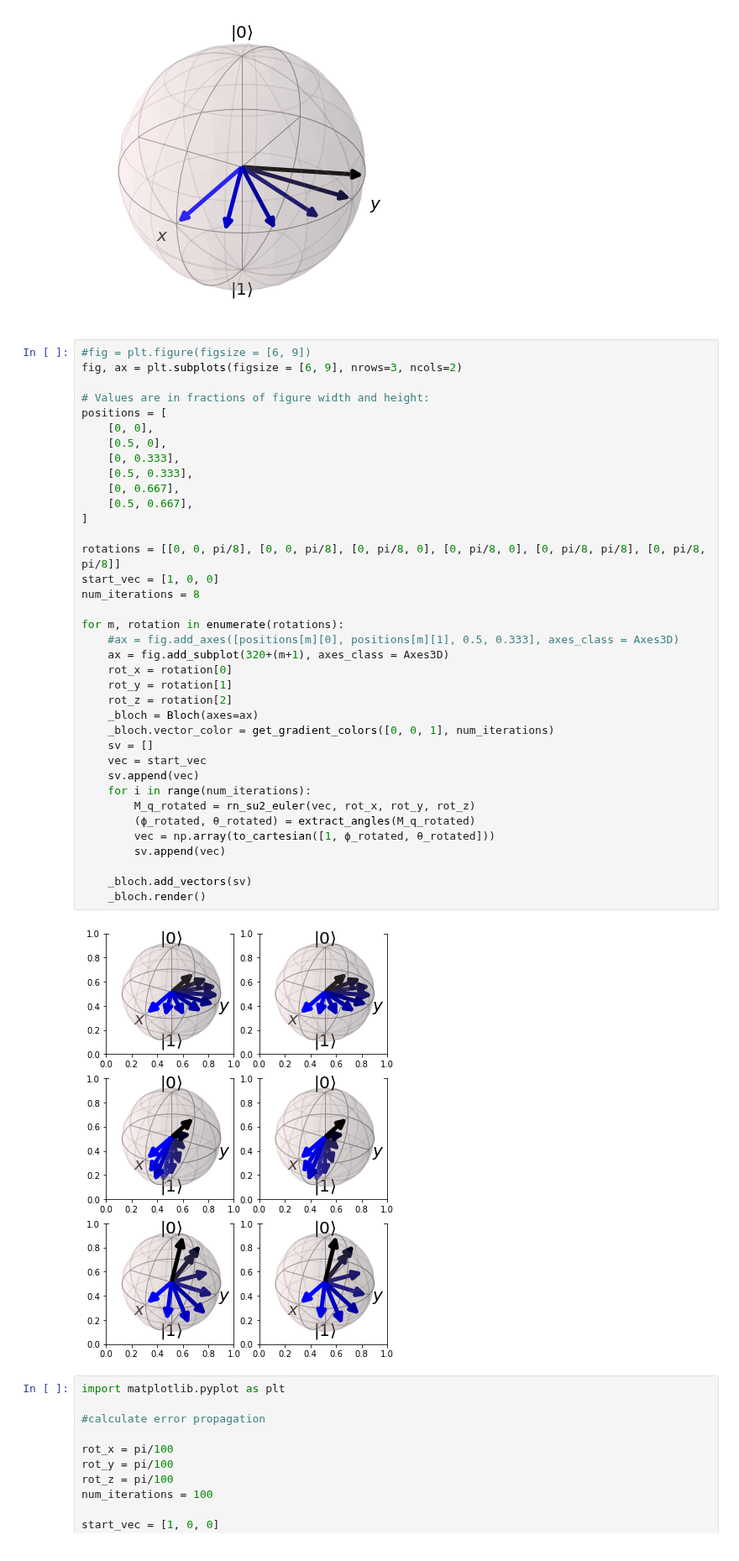
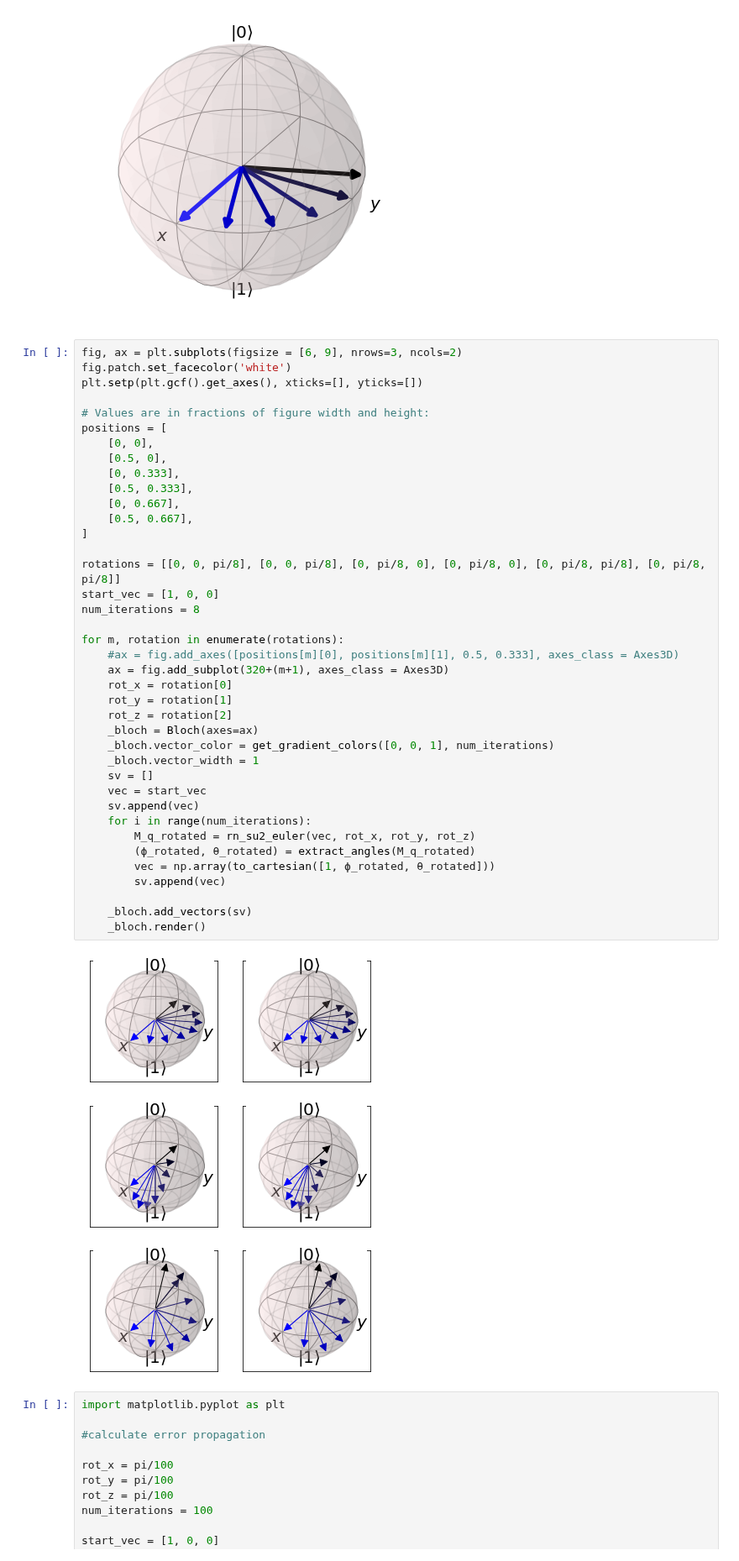
Before and after one commit to Sultanow/quantum, a Jupyter notebook: bloch_sphere/rotate_su2_qiskit_eldar-sultanow.ipynb, the cells around one changed output. Shown at 84% size. Drawn from its saved outputs; the diff is of its cells as text.

```diff
--- a/bloch_sphere/rotate_su2_qiskit_eldar-sultanow.ipynb
+++ b/bloch_sphere/rotate_su2_qiskit_eldar-sultanow.ipynb
@@ -199,8 +199,9 @@ _bloch.render()
 # %% [output]
 [figure]
 # %%
-#fig = plt.figure(figsize = [6, 9])
 fig, ax = plt.subplots(figsize = [6, 9], nrows=3, ncols=2)
+fig.patch.set_facecolor('white')
+plt.setp(plt.gcf().get_axes(), xticks=[], yticks=[])
 
 # Values are in fractions of figure width and height:
 positions = [
@@ -209,34 +210,35 @@ positions = [
     [0, 0.333],
     [0.5, 0.333],
     [0, 0.667],
     [0.5, 0.667],
 ]
 
 rotations = [[0, 0, pi/8], [0, 0, pi/8], [0, pi/8, 0], [0, pi/8, 0], [0, pi/8, pi/8], [0, pi/8, pi/8]]
 start_vec = [1, 0, 0]
 num_iterations = 8
 
 for m, rotation in enumerate(rotations):
     #ax = fig.add_axes([positions[m][0], positions[m][1], 0.5, 0.333], axes_class = Axes3D)
     ax = fig.add_subplot(320+(m+1), axes_class = Axes3D)
     rot_x = rotation[0]
     rot_y = rotation[1]
     rot_z = rotation[2]
     _bloch = Bloch(axes=ax)
     _bloch.vector_color = get_gradient_colors([0, 0, 1], num_iterations)
+    _bloch.vector_width = 1
     sv = []
     vec = start_vec
     sv.append(vec)
     for i in range(num_iterations):
         M_q_rotated = rn_su2_euler(vec, rot_x, rot_y, rot_z)
         (ϕ_rotated, θ_rotated) = extract_angles(M_q_rotated)
         vec = np.array(to_cartesian([1, ϕ_rotated, θ_rotated]))
         sv.append(vec)
 
     _bloch.add_vectors(sv)
     _bloch.render()
 # %% [output]
-[figure, old version]
+[figure, new version]
 # %%
 import matplotlib.pyplot as plt
 
```
